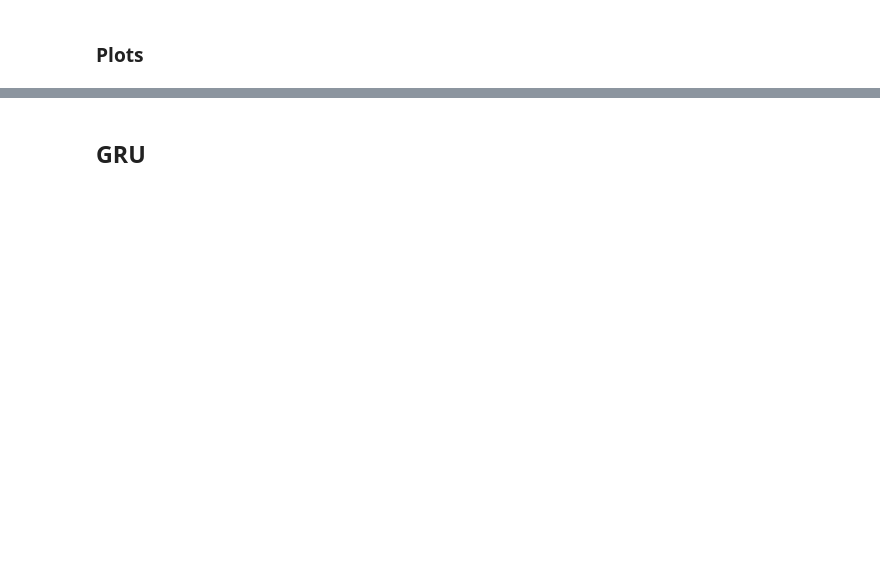
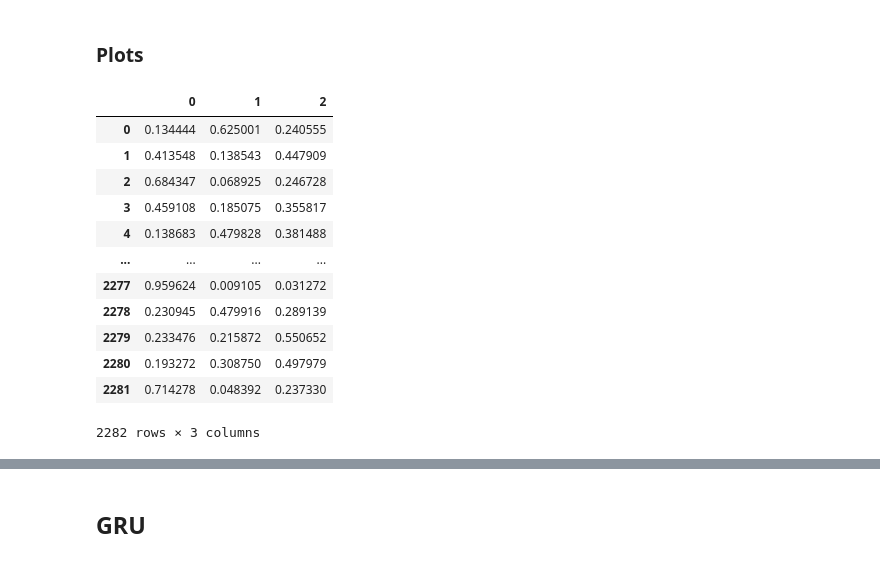
Before and after one commit to nefelitav/vaccine-sentiment-classifier, a Jupyter notebook: rnn-lstm-gru.ipynb, the cells around one changed output, grey strips where cells are left out. Saved outputs shown, nothing was run; the diff lists cells and outputs as text; code cells hidden in the pictures; blank space fills up the shorter version.

```diff
--- a/rnn-lstm-gru.ipynb
+++ b/rnn-lstm-gru.ipynb
@@ -478,8 +501,22 @@ One-vs-Rest ROC AUC scores:
 ### Plots
 # %%
 # probabilities
-df_prob = pd.DataFrame(pred_proba)
+df_prob = pd.DataFrame(proba_list)
 df_prob
+# %% [output]
+|  | 0 | 1 | 2 |
+| 0 | 0.134444 | 0.625001 | 0.240555 |
+| 1 | 0.413548 | 0.138543 | 0.447909 |
+| 2 | 0.684347 | 0.068925 | 0.246728 |
+| 3 | 0.459108 | 0.185075 | 0.355817 |
+| 4 | 0.138683 | 0.479828 | 0.381488 |
+| ... | ... | ... | ... |
+| 2277 | 0.959624 | 0.009105 | 0.031272 |
+| 2278 | 0.230945 | 0.479916 | 0.289139 |
+| 2279 | 0.233476 | 0.215872 | 0.550652 |
+| 2280 | 0.193272 | 0.308750 | 0.497979 |
+| 2281 | 0.714278 | 0.048392 | 0.237330 |
+2282 rows × 3 columns
 # %%
 # roc curve for classes
 fpr = {}
```
Also changed, not shown: parts of 26 cells of this notebook.
